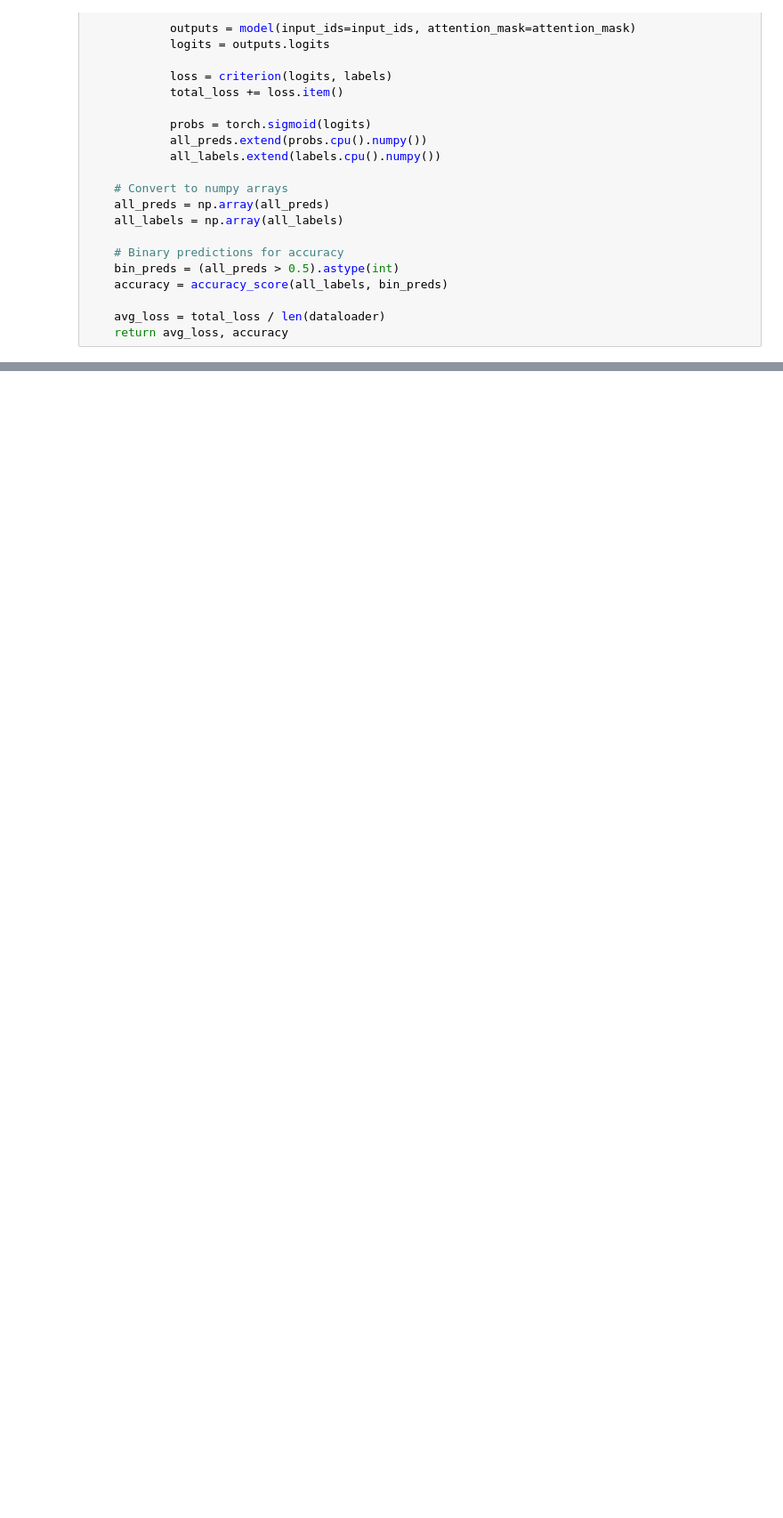
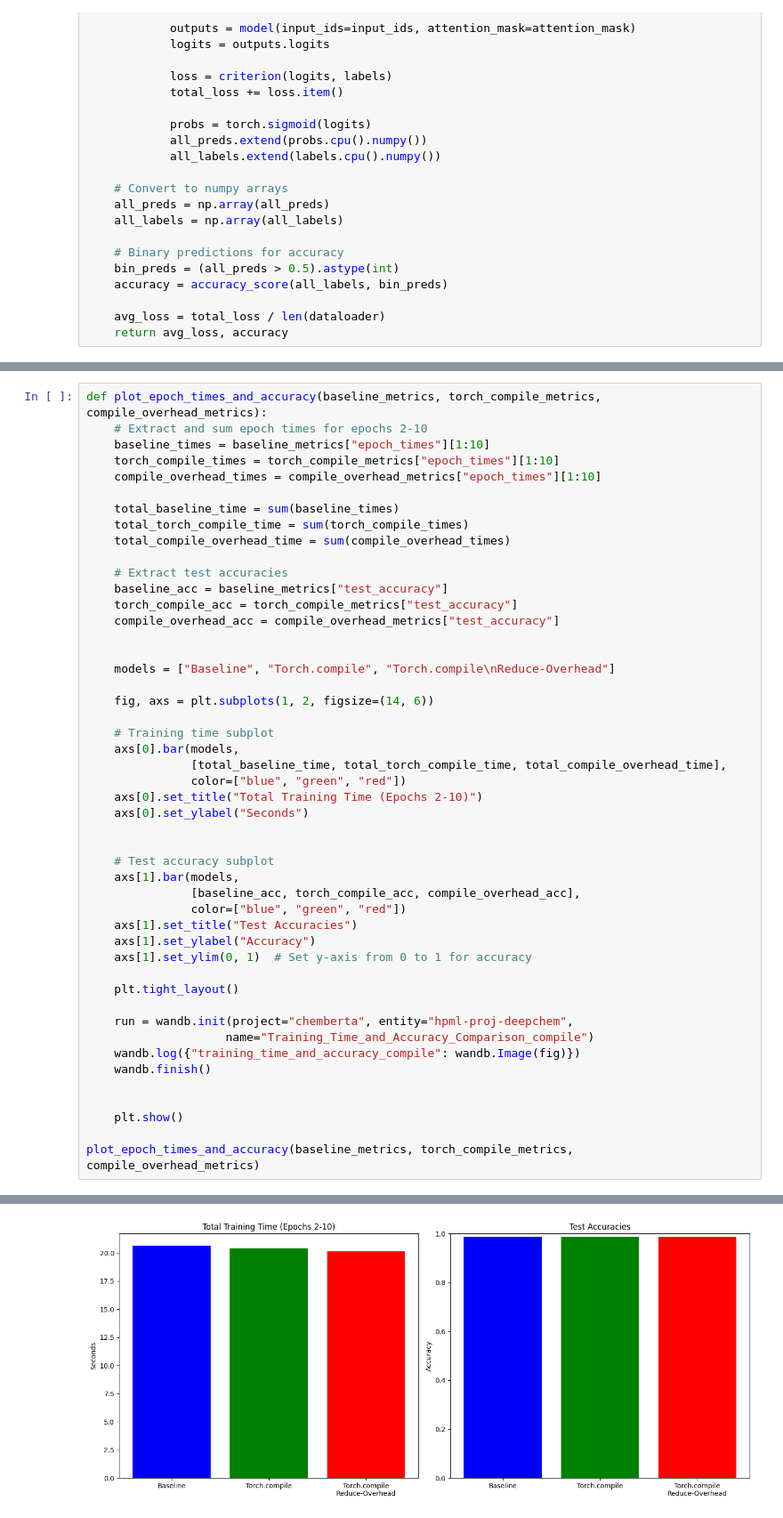
Before and after one commit to ab4972/DeepChem-Model-Optimization, a Jupyter notebook: Compiled_LoRA.ipynb, the cells around one changed output, grey strips where cells are left out. Shown: that part at 89% size. Drawn from its saved outputs; the diff is of its cells as text; blank space fills up the shorter version.

```diff
--- a/Compiled_LoRA.ipynb
+++ b/Compiled_LoRA.ipynb
@@ -487,0 +487,49 @@ plot_epoch_times(baseline_metrics, torch_compile_metrics, compile_overhead_metri
+# %%
+def plot_epoch_times_and_accuracy(baseline_metrics, torch_compile_metrics, compile_overhead_metrics):
+    # Extract and sum epoch times for epochs 2-10
+    baseline_times = baseline_metrics["epoch_times"][1:10]
+    torch_compile_times = torch_compile_metrics["epoch_times"][1:10]
+    compile_overhead_times = compile_overhead_metrics["epoch_times"][1:10]
+
+    total_baseline_time = sum(baseline_times)
+    total_torch_compile_time = sum(torch_compile_times)
+    total_compile_overhead_time = sum(compile_overhead_times)
+
+    # Extract test accuracies
+    baseline_acc = baseline_metrics["test_accuracy"]
+    torch_compile_acc = torch_compile_metrics["test_accuracy"]
+    compile_overhead_acc = compile_overhead_metrics["test_accuracy"]
+
+
+    models = ["Baseline", "Torch.compile", "Torch.compile\nReduce-Overhead"]
+
+    fig, axs = plt.subplots(1, 2, figsize=(14, 6))
+
+    # Training time subplot
+    axs[0].bar(models,
+               [total_baseline_time, total_torch_compile_time, total_compile_overhead_time],
+               color=["blue", "green", "red"])
+    axs[0].set_title("Total Training Time (Epochs 2-10)")
+    axs[0].set_ylabel("Seconds")
+
+
+    # Test accuracy subplot
+    axs[1].bar(models,
+               [baseline_acc, torch_compile_acc, compile_overhead_acc],
+               color=["blue", "green", "red"])
+    axs[1].set_title("Test Accuracies")
+    axs[1].set_ylabel("Accuracy")
+    axs[1].set_ylim(0, 1)  # Set y-axis from 0 to 1 for accuracy
+
+    plt.tight_layout()
+
+    run = wandb.init(project="chemberta", entity="hpml-proj-deepchem",
+                    name="Training_Time_and_Accuracy_Comparison_compile")
+    wandb.log({"training_time_and_accuracy_compile": wandb.Image(fig)})
+    wandb.finish()
+
+
+    plt.show()
+
+plot_epoch_times_and_accuracy(baseline_metrics, torch_compile_metrics, compile_overhead_metrics)
+# %% [output]
@@ -487,0 +546 @@ plot_epoch_times(baseline_metrics, torch_compile_metrics, compile_overhead_metri
+[figure, added]
```
Also changed, not shown: parts of 10 cells of this notebook.
